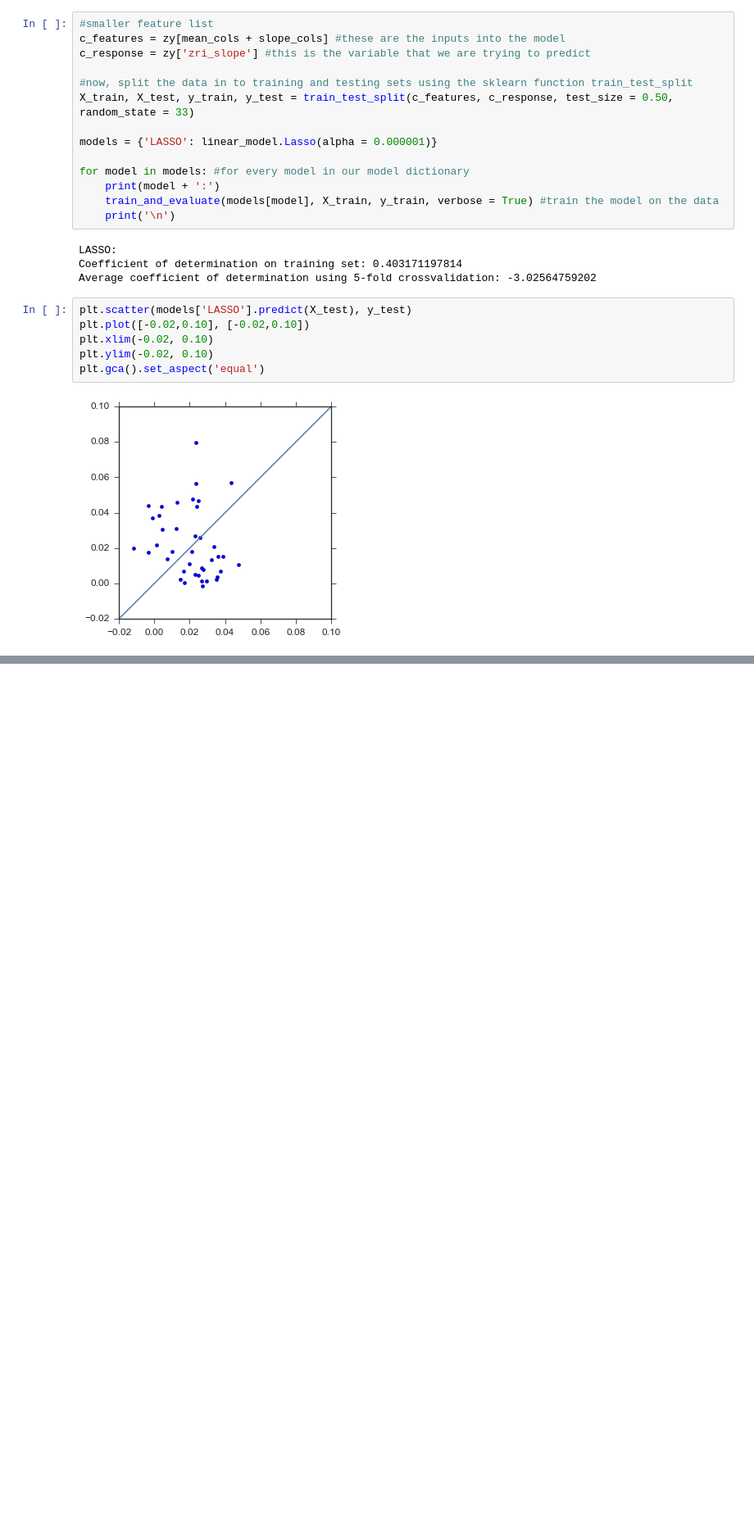
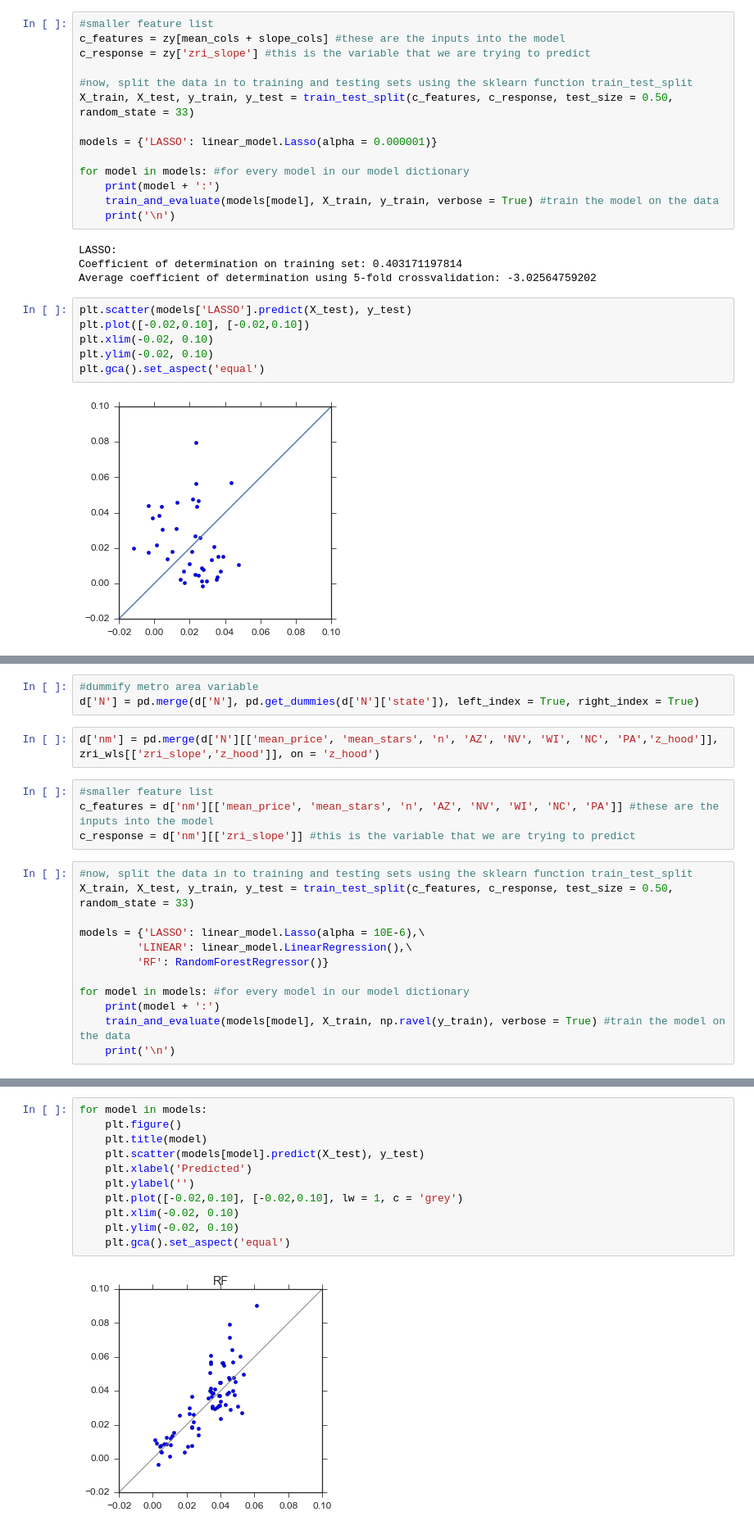
Before and after one commit to zihaoxu/jac_project, a Jupyter notebook: yelp_zillow.ipynb, the cells around one changed output, grey strips where cells are left out. Shown at 82% size. Cells and saved outputs as stored; diff of their text form; blank space fills up the shorter version.

```diff
--- a/yelp_zillow.ipynb
+++ b/yelp_zillow.ipynb
@@ -1066,0 +983,21 @@ pd.merge(d['B'], b, on = 'business_id', how = 'left').drop(['Unnamed: 0', '0'],
+# %%
+#dummify metro area variable
+d['N'] = pd.merge(d['N'], pd.get_dummies(d['N']['state']), left_index = True, right_index = True)
+# %%
+d['nm'] = pd.merge(d['N'][['mean_price', 'mean_stars', 'n', 'AZ', 'NV', 'WI', 'NC', 'PA','z_hood']], zri_wls[['zri_slope','z_hood']], on = 'z_hood')
+# %%
+#smaller feature list
+c_features = d['nm'][['mean_price', 'mean_stars', 'n', 'AZ', 'NV', 'WI', 'NC', 'PA']] #these are the inputs into the model
+c_response = d['nm'][['zri_slope']] #this is the variable that we are trying to predict
+# %%
+#now, split the data in to training and testing sets using the sklearn function train_test_split
+X_train, X_test, y_train, y_test = train_test_split(c_features, c_response, test_size = 0.50, random_state = 33)
+
+models = {'LASSO': linear_model.Lasso(alpha = 10E-6),\
+         'LINEAR': linear_model.LinearRegression(),\
+         'RF': RandomForestRegressor()}
+
+for model in models: #for every model in our model dictionary
+    print(model + ':')
+    train_and_evaluate(models[model], X_train, np.ravel(y_train), verbose = True) #train the model on the data
+    print('\n')
@@ -1066,0 +1018,13 @@ pd.merge(d['B'], b, on = 'business_id', how = 'left').drop(['Unnamed: 0', '0'],
+# %%
+for model in models:
+    plt.figure()
+    plt.title(model)
+    plt.scatter(models[model].predict(X_test), y_test)
+    plt.xlabel('Predicted')
+    plt.ylabel('')
+    plt.plot([-0.02,0.10], [-0.02,0.10], lw = 1, c = 'grey')
+    plt.xlim(-0.02, 0.10)
+    plt.ylim(-0.02, 0.10)
+    plt.gca().set_aspect('equal')
+# %% [output]
+[figure, added]
```
Also changed, not shown: parts of 22 cells of this notebook.
